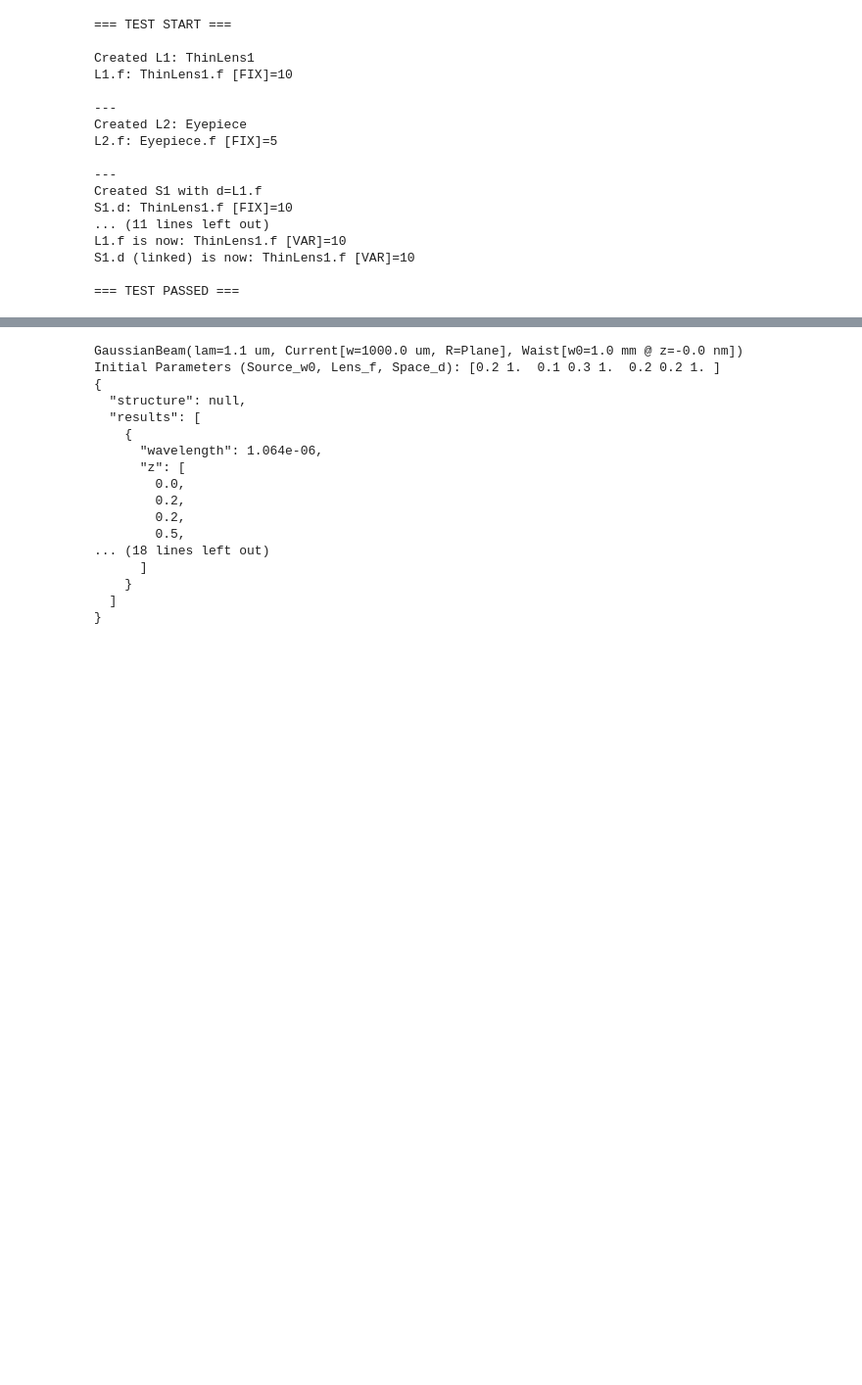
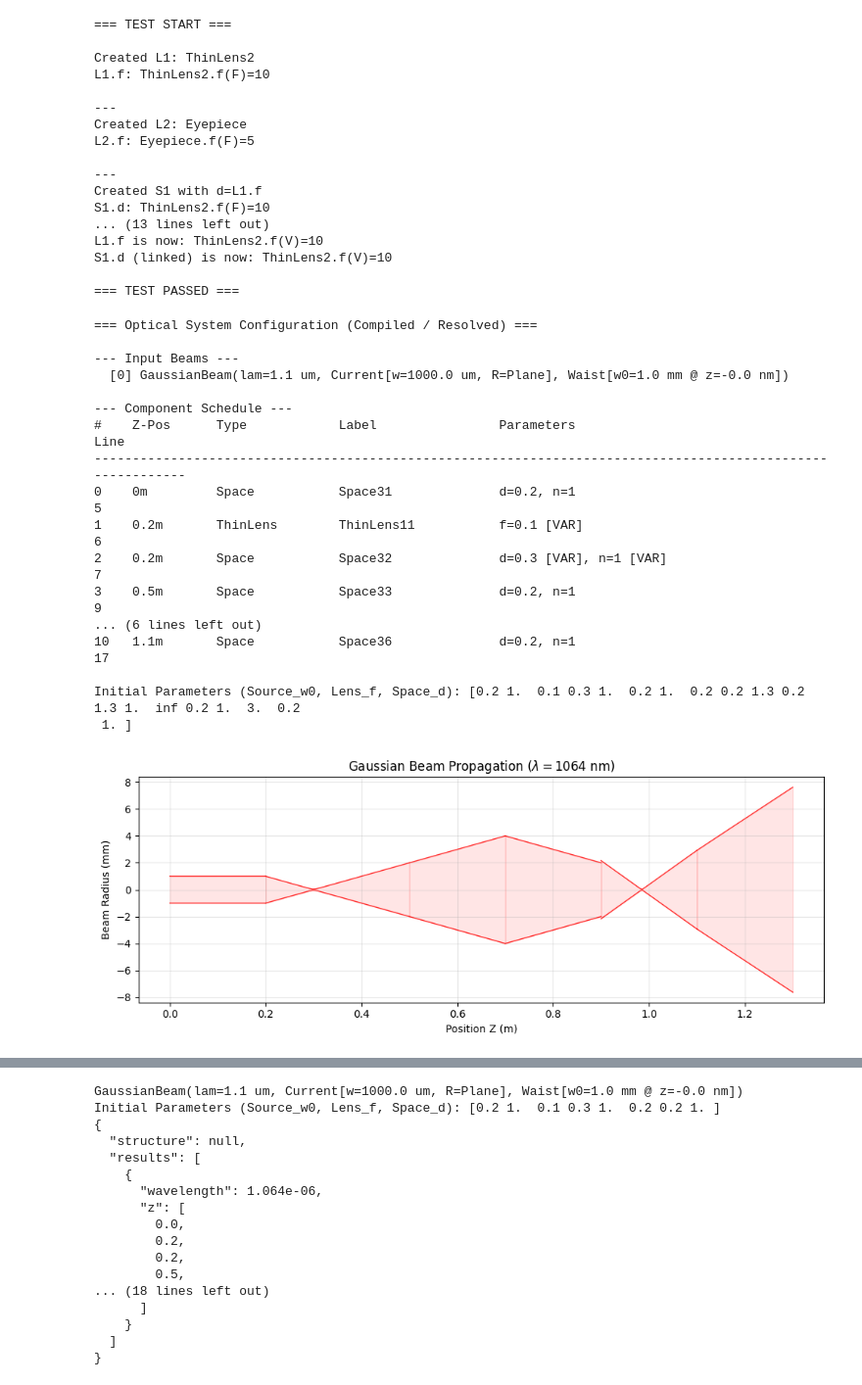
Before and after one commit to JKKDY/diffractix, a Jupyter notebook: test.ipynb, the cells around one changed output, grey strips where cells are left out. Shown at 98% size. Cells and saved outputs as stored; diff of their text form; code cells hidden in the pictures; blank space fills up the shorter version.

Commit message:
feature: system can build simualtions using AST nodes; introduced placeholder nodes which inherit values from the system

```diff
--- a/test.ipynb
+++ b/test.ipynb
@@ -87,7 +86,7 @@ assert L1.f.value == 10.0
 assert L1.f.fixed is True
 # Check dynamic naming: owner is L1, so name should reflect L1's label
 print(f"L1.f: {L1.f}")
-assert str(L1.f) == "ThinLens1.f [FIX]=10"
+# assert str(L1.f) == "ThinLens1.f [FIX]=10"
 
 print("\n---")
 
@@ -140,6 +139,9 @@ print(f"S3.d structure: {S3.d}")
 
 # S3.d is ( (-L1.f) * 2 )
 assert isinstance(S3.d, BinaryOp)         # The outer calc is MUL
+print(S3.d)
+print(S3.d.left)
+
 assert isinstance(S3.d.left, UnaryOp)     # The left part is NEG
 assert S3.d.left.operand is L1.f
 
@@ -160,21 +162,70 @@ print("\n=== TEST PASSED ===")
 # %% [output]
 === TEST START ===
 
-Created L1: ThinLens1
-L1.f: ThinLens1.f [FIX]=10
+Created L1: ThinLens2
+L1.f: ThinLens2.f(F)=10
 
 ---
 Created L2: Eyepiece
-L2.f: Eyepiece.f [FIX]=5
+L2.f: Eyepiece.f(F)=5
 
 ---
 Created S1 with d=L1.f
-S1.d: ThinLens1.f [FIX]=10
-... (11 lines left out)
-L1.f is now: ThinLens1.f [VAR]=10
-S1.d (linked) is now: ThinLens1.f [VAR]=10
+S1.d: ThinLens2.f(F)=10
+... (13 lines left out)
+L1.f is now: ThinLens2.f(V)=10
+S1.d (linked) is now: ThinLens2.f(V)=10
 
 === TEST PASSED ===
+# %%
+input_beam = GaussianBeam.from_waist(w0=1e-3, wavelength=1064e-9)
+
+sys = System()
+sys.add_input(input_beam)
+sys.add(Space(d=0.2, ))
+sys.add(ThinLens(f=0.1).variable())
+sys.add(Space(d=0.3).variable())
+# sys.add(ABCD(A=5, C=1).variable('A'))
+sys.add(Space(d=0.2))
+sys.add(ThinLens(f=0.2).variable())
+sys.add(Space(d=0.2, n=1.3))
+sys.add(ThinLens(f=0.2).variable())
+sys.add(DielectricInterface(n1=1.3, n2=1.0))
+# sys.add(Slab(d=0.2, n = 1.5))
+sys.add(Space(d=0.2))
+sys.add(Mirror(R = 3))
+sys.add(Space(d=0.2))
+sim = sys.build()
+
+print(sys)
+
+print("Initial Parameters (Source_w0, Lens_f, Space_d):", sim.initial_params)
+# print(sim.initial_params)
+
+result = sim.run()
+# print(json.dumps(result.export(), indent=2))
+
+# expect output beam to have w = 0.001 and R = 0.1 at z = 0.4
+plot_simulation(result)
+# %% [output]
+=== Optical System Configuration (Compiled / Resolved) ===
+
+--- Input Beams ---
+  [0] GaussianBeam(lam=1.1 um, Current[w=1000.0 um, R=Plane], Waist[w0=1.0 mm @ z=-0.0 nm])
+
+--- Component Schedule ---
+#    Z-Pos      Type            Label                Parameters                                         Line
+------------------------------------------------------------------------------------------------------------
+0    0m         Space           Space31              d=0.2, n=1                                         5
+1    0.2m       ThinLens        ThinLens11           f=0.1 [VAR]                                        6
+2    0.2m       Space           Space32              d=0.3 [VAR], n=1 [VAR]                             7
+3    0.5m       Space           Space33              d=0.2, n=1                                         9
+... (6 lines left out)
+10   1.1m       Space           Space36              d=0.2, n=1                                         17
+
+Initial Parameters (Source_w0, Lens_f, Space_d): [0.2 1.  0.1 0.3 1.  0.2 1.  0.2 0.2 1.3 0.2 1.3 1.  inf 0.2 1.  3.  0.2
+ 1. ]
+[figure, added]
 # %%
 input_beam = GaussianBeam.from_waist(w0=1e-3, wavelength=1064e-9)
 
```
Also changed, not shown: parts of 5 cells of this notebook, 7 other files.
